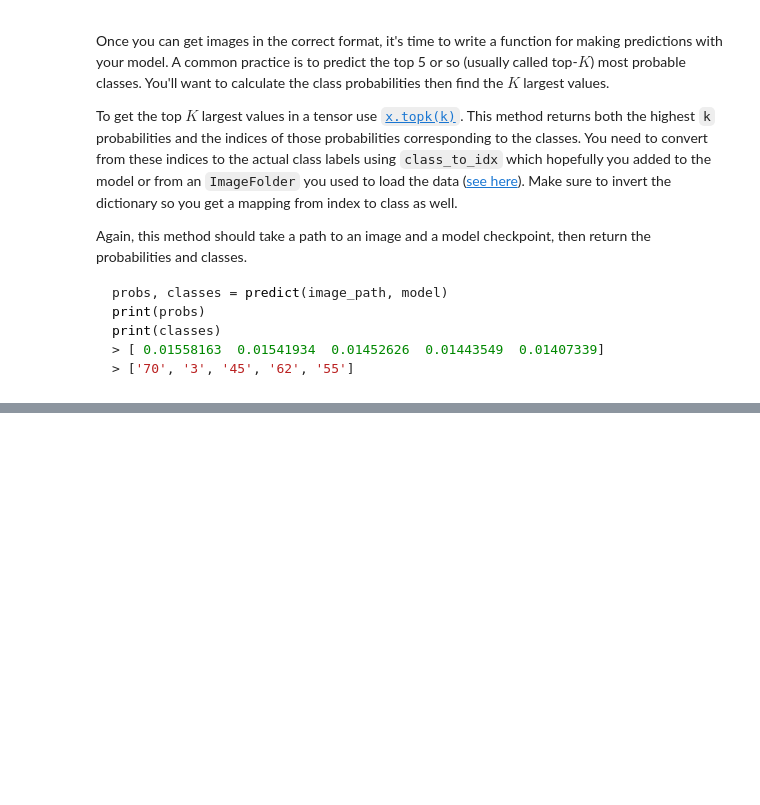
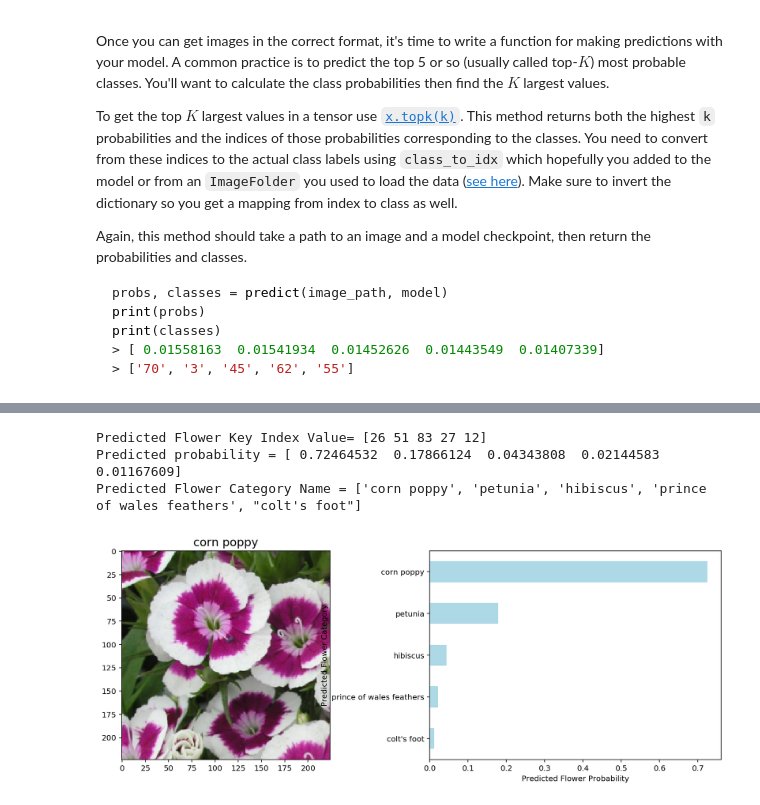
Before and after one commit to cynthia3r/flower_image_classifier, a Jupyter notebook: Image Classifier Project.ipynb, the cells around one changed output, grey strips where cells are left out. Drawn from its saved outputs; the diff is of its cells as text; code cells hidden in the pictures; blank space fills up the shorter version.

```diff
--- a/Image Classifier Project.ipynb
+++ b/Image Classifier Project.ipynb
@@ -525,0 +538,10 @@ Predicted Flower Category Name = ['corn poppy', 'stemless gentian', 'petunia', '
+# %%
+# Test image path and image filename
+test_image_path = data_dir + '/test/' + '30/image_03510.jpg'
+#Display Predicted Flower Probability and Category
+predict_and_display_probability_category(test_image_path, model, topk=5)
+# %% [output]
+Predicted Flower Key Index Value= [26 51 83 27 12]
+Predicted probability = [ 0.72464532  0.17866124  0.04343808  0.02144583  0.01167609]
+Predicted Flower Category Name = ['corn poppy', 'petunia', 'hibiscus', 'prince of wales feathers', "colt's foot"]
+[figure, added]
```
Also changed, not shown: parts of 13 cells of this notebook.
